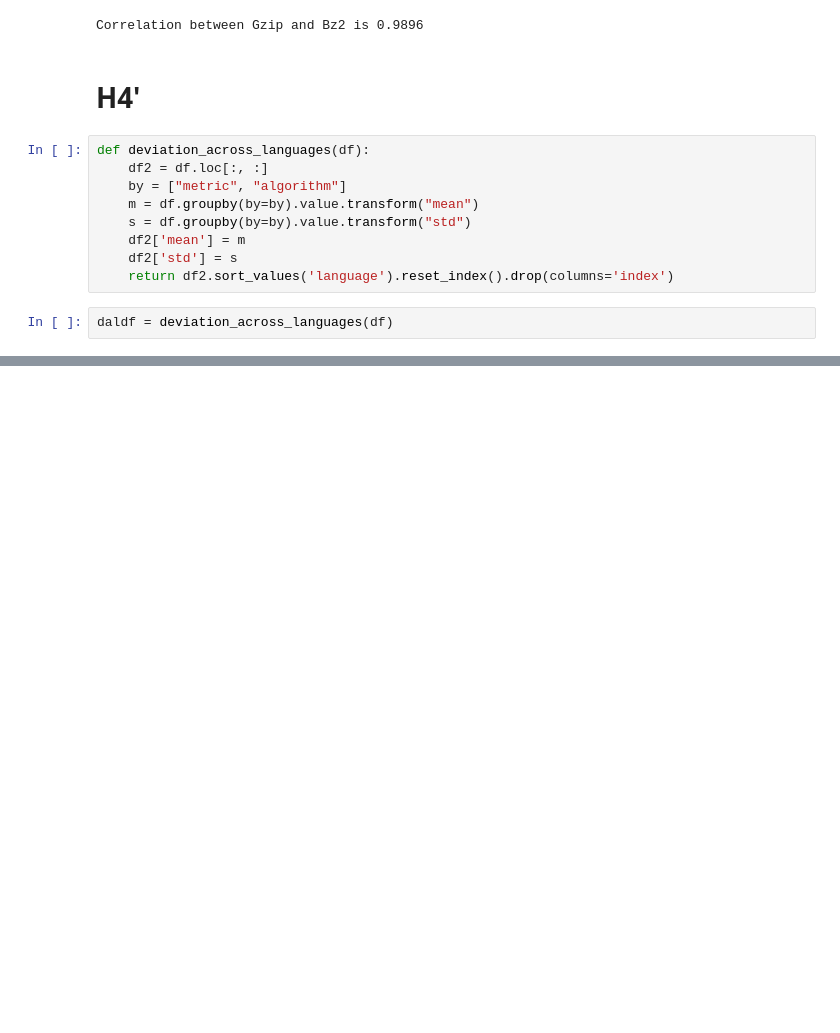
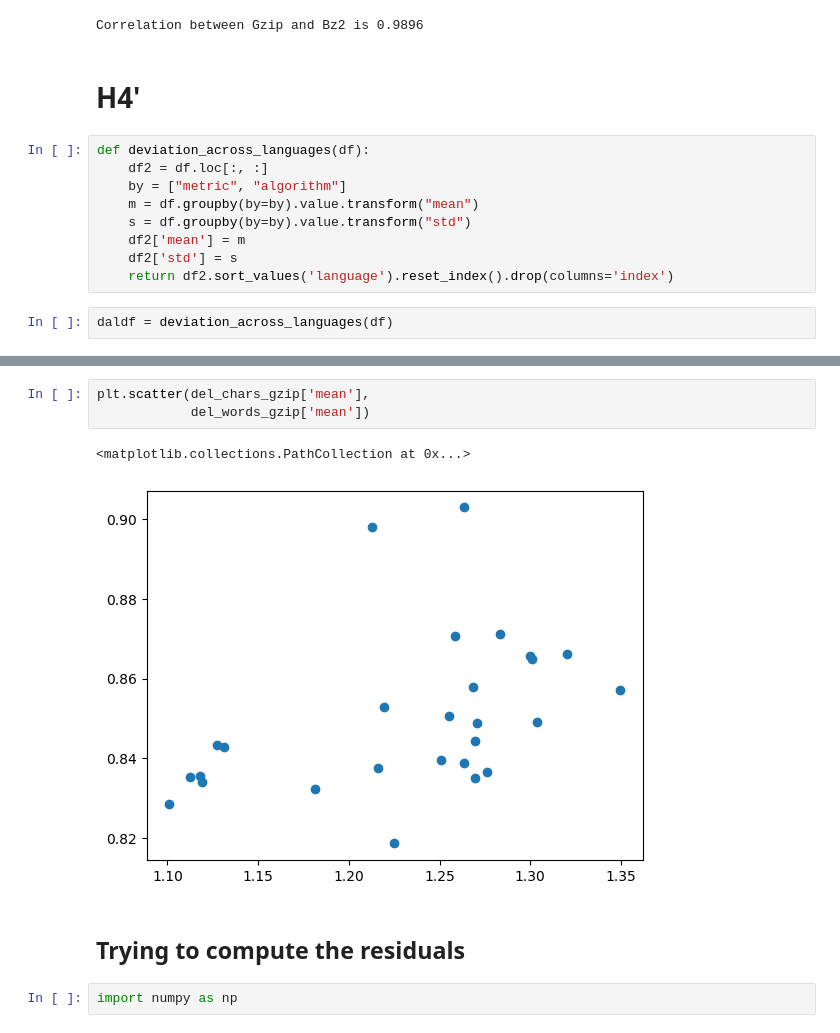
Before and after one commit to migueldmc/language-complexity, a Jupyter notebook: notebooks/Hypothesis.ipynb, the cells around one changed output, grey strips where cells are left out. Drawn from its saved outputs; the diff is of its cells as text; blank space fills up the shorter version.

```diff
--- a/notebooks/Hypothesis.ipynb
+++ b/notebooks/Hypothesis.ipynb
@@ -146,0 +226,10 @@ SyntaxError: closing parenthesis ')' does not match opening parenthesis '[' (294
+# %%
+plt.scatter(del_chars_gzip['mean'],
+            del_words_gzip['mean'])
+# %% [output]
+<matplotlib.collections.PathCollection at 0x...>
+[figure, added]
+# %% [markdown]
+## Trying to compute the residuals
+# %%
+import numpy as np
```
Also changed, not shown: parts of 24 cells of this notebook.
